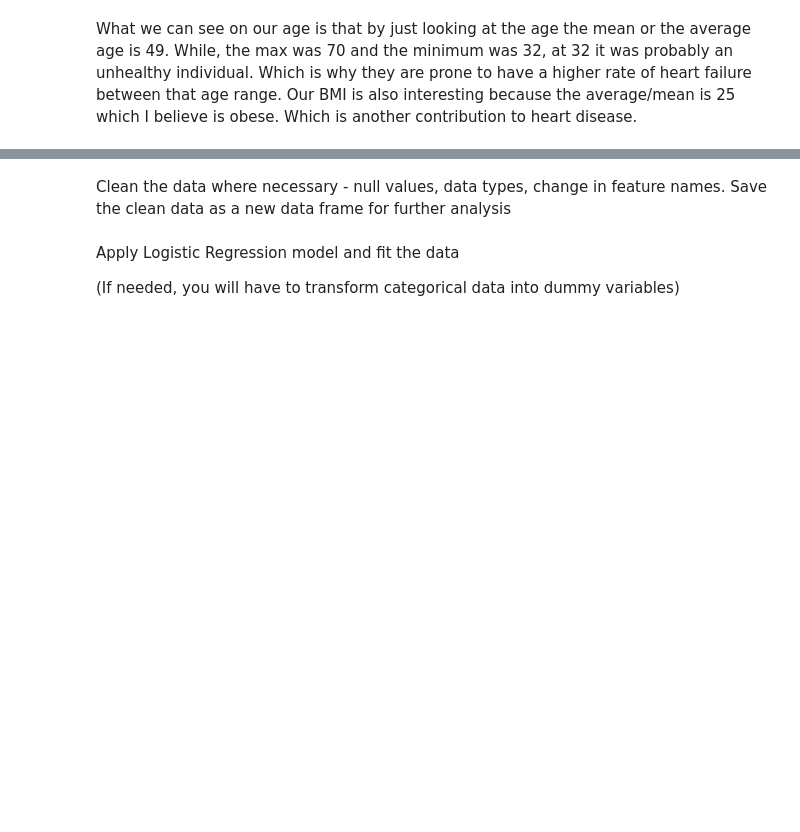
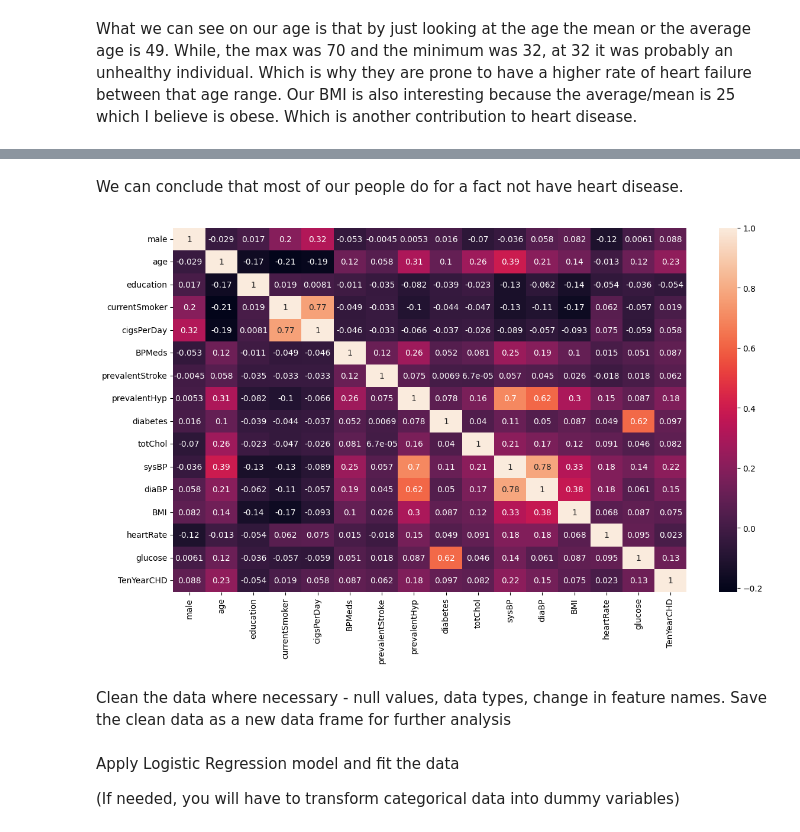
Before and after one commit to AlexanderG40/Data-Science, a Jupyter notebook: Week10_Assignment_10_1.ipynb, the cells around one changed output, grey strips where cells are left out. Saved outputs shown, nothing was run; the diff lists cells and outputs as text; code cells hidden in the pictures; blank space fills up the shorter version.

```diff
--- a/Week10_Assignment_10_1.ipynb
+++ b/Week10_Assignment_10_1.ipynb
@@ -71,3 +79,12 @@ What we can see on our age is that by just looking at the age the mean or the av
+# %% [markdown]
+We can conclude that most of our people do for a fact not have heart disease.
+# %%
+# we give a fig size for our data
+plt.figure(figsize=(14,8))
+sns.heatmap(df.corr(), annot=True)
+plt.show()
+# %% [output]
+[figure, added]
 # %% [markdown]
 Clean the data where necessary - null values, data types, change in feature names. Save the clean data as a new data frame for further analysis
 # %%
```
Also changed, not shown: parts of 1 cell of this notebook.
